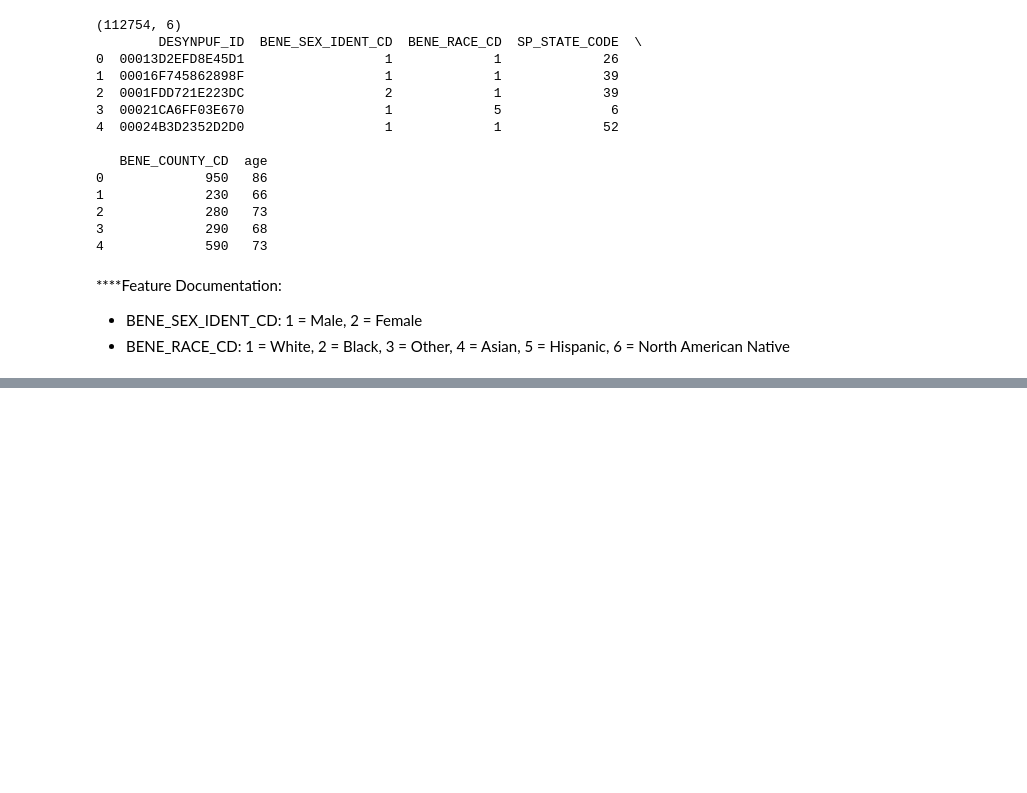
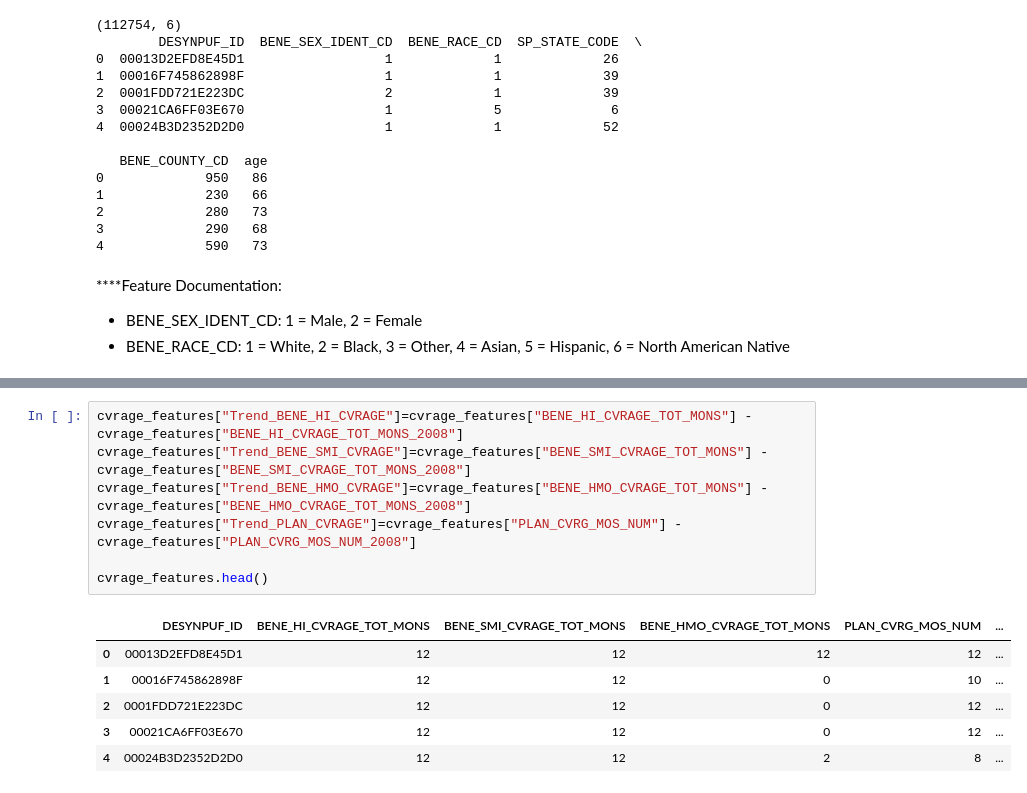
Before and after one commit to Mihira20/PCP-disengagement-risk-scorer, a Jupyter notebook: notebooks/01_EDA.ipynb, the cells around one changed output, grey strips where cells are left out. Cells and saved outputs as stored; diff of their text form; blank space fills up the shorter version.

```diff
--- a/notebooks/01_EDA.ipynb
+++ b/notebooks/01_EDA.ipynb
@@ -457,0 +543,14 @@ print(demo_features.head())
+# %%
+cvrage_features["Trend_BENE_HI_CVRAGE"]=cvrage_features["BENE_HI_CVRAGE_TOT_MONS"] - cvrage_features["BENE_HI_CVRAGE_TOT_MONS_2008"]
+cvrage_features["Trend_BENE_SMI_CVRAGE"]=cvrage_features["BENE_SMI_CVRAGE_TOT_MONS"] - cvrage_features["BENE_SMI_CVRAGE_TOT_MONS_2008"]
+cvrage_features["Trend_BENE_HMO_CVRAGE"]=cvrage_features["BENE_HMO_CVRAGE_TOT_MONS"] - cvrage_features["BENE_HMO_CVRAGE_TOT_MONS_2008"]
+cvrage_features["Trend_PLAN_CVRAGE"]=cvrage_features["PLAN_CVRG_MOS_NUM"] - cvrage_features["PLAN_CVRG_MOS_NUM_2008"]
+
+cvrage_features.head()
+# %% [output]
+|  | DESYNPUF_ID | BENE_HI_CVRAGE_TOT_MONS | BENE_SMI_CVRAGE_TOT_MONS | BENE_HMO_CVRAGE_TOT_MONS | PLAN_CVRG_MOS_NUM | ... |
+| 0 | 00013D2EFD8E45D1 | 12 | 12 | 12 | 12 | ... |
+| 1 | 00016F745862898F | 12 | 12 | 0 | 10 | ... |
+| 2 | 0001FDD721E223DC | 12 | 12 | 0 | 12 | ... |
+| 3 | 00021CA6FF03E670 | 12 | 12 | 0 | 12 | ... |
+| 4 | 00024B3D2352D2D0 | 12 | 12 | 2 | 8 | ... |
```
Also changed, not shown: parts of 21 cells of this notebook.
